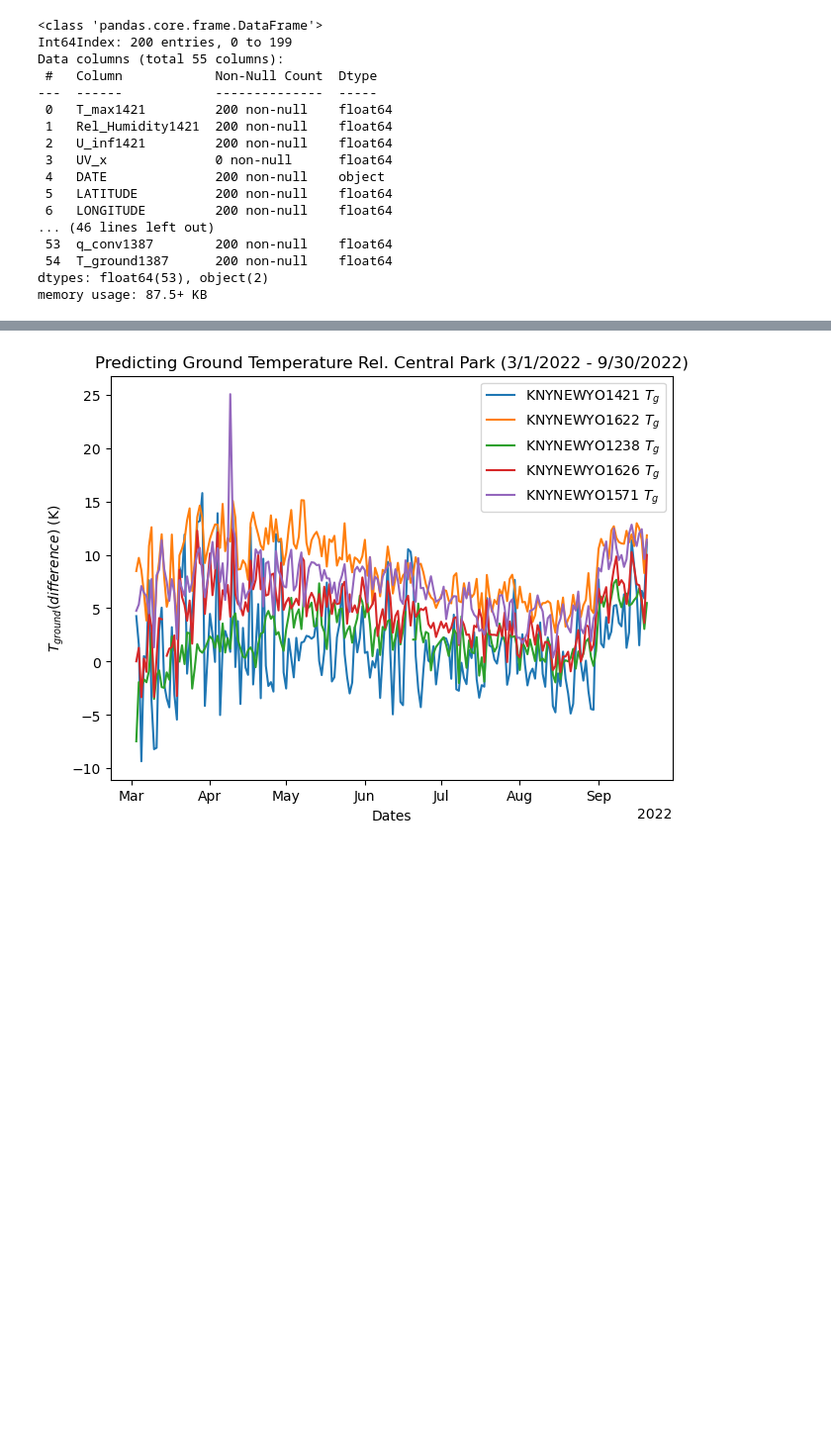
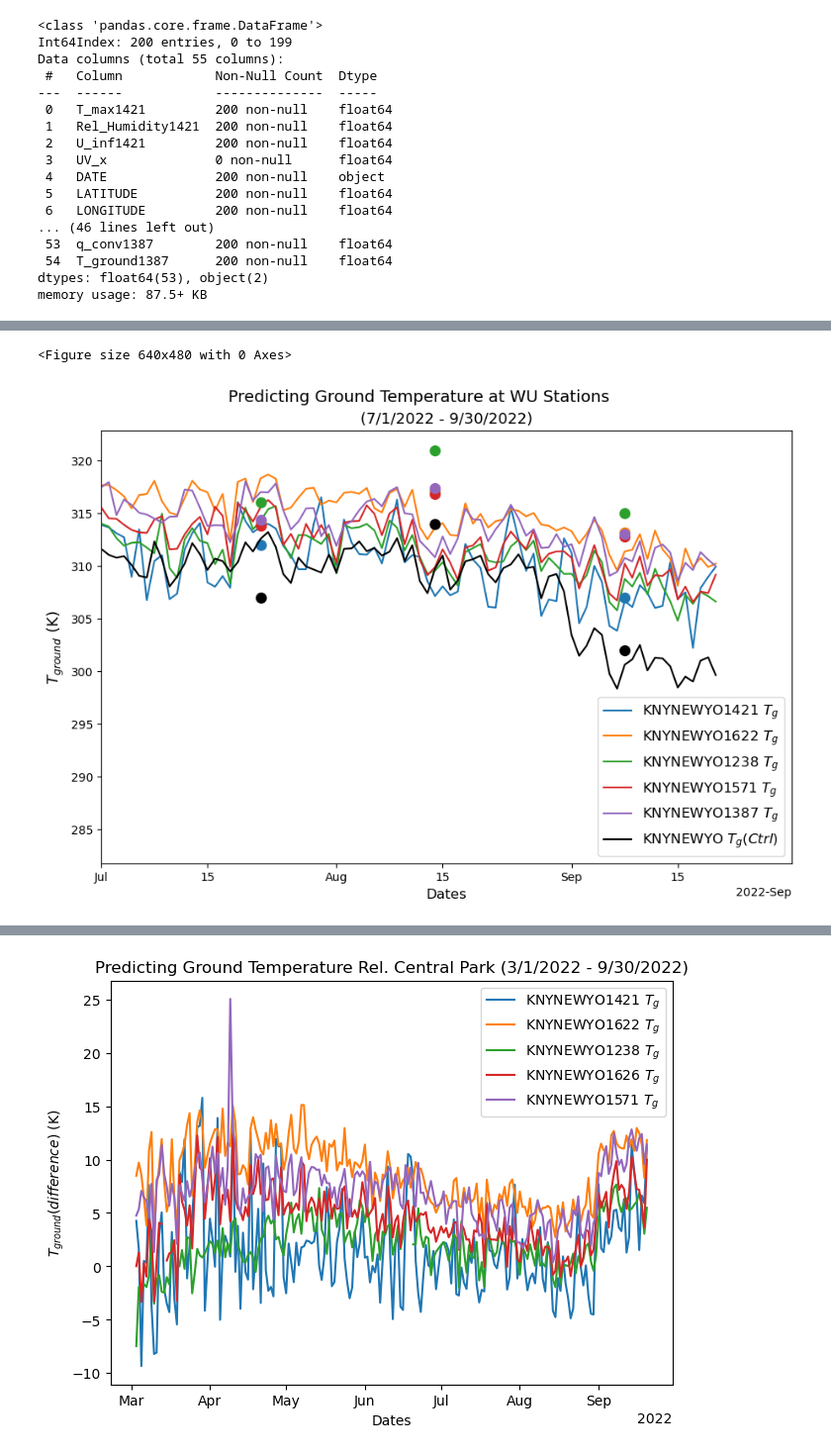
Before and after one commit to soph-loaf/aht_project, a Jupyter notebook: Temp_Results_SAL.ipynb, the cells around one changed output, grey strips where cells are left out. Shown at 99% size. Drawn from its saved outputs; the diff is of its cells as text; code cells hidden in the pictures; blank space fills up the shorter version.

```diff
--- a/Temp_Results_SAL.ipynb
+++ b/Temp_Results_SAL.ipynb
@@ -377,0 +416,53 @@ plt.show()
+# %%
+#plotting central park weather data
+fig = plt.figure(constrained_layout=True)
+fig = plt.figure(constrained_layout=True, figsize=(9,6.2))
+
+ax = plt.gca()
+locator = mdates.AutoDateLocator()
+formatter = mdates.ConciseDateFormatter(locator)
+ax.xaxis.set_major_locator(locator)
+ax.xaxis.set_major_formatter(formatter)
+ax.plot(df_combo['DATE'], df_combo['T_ground_var'+wu_list[0]], markersize=2.5, label=r'KNYNEWYO'+wu_list[0]+' $T_g$')  ##close to Central Park (uptown - Harlem))
+ax.plot(df_combo['DATE'], df_combo['T_ground_var'+wu_list[1]], markersize=2.5, label=r'KNYNEWYO'+wu_list[1]+' $T_g$')  ##close to Central Park (uptown - Harlem))
+ax.plot(df_combo['DATE'], df_combo['T_ground_var'+wu_list[2]], markersize=2.5, label=r'KNYNEWYO'+wu_list[2]+' $T_g$')  ##close to Central Park (uptown - Harlem))
+ax.plot(df_combo['DATE'], df_combo['T_ground_var'+wu_list[4]], markersize=2.5, label=r'KNYNEWYO'+wu_list[4]+' $T_g$')  ##close to Central Park (uptown - Harlem))
+ax.plot(df_combo['DATE'], df_combo['T_ground_var'+wu_list[5]], markersize=2.5, label=r'KNYNEWYO'+wu_list[5]+' $T_g$')  # close to Central Park (uptown - Harlem))
+# ax.plot(date_July, 312.0, 'o', color='tab:blue', markersize=8.5, label=r'KNYNEWYO'+wu_list_n[0]+' $T_g$ (meas. 2002)')  # close to Central Park (uptown - Harlem))
+# ax.plot(date_July, 314.0, 'o', color='tab:orange', markersize=8.5, label=r'KNYNEWYO'+wu_list_n[1]+' $T_g$ (meas. 2002)')  # close to Central Park (uptown - Harlem))
+# ax.plot(date_July, 316.0, 'o', color='tab:green', markersize=8.5, label=r'KNYNEWYO'+wu_list_n[2]+' $T_g$ (meas. 2002)')  # close to Central Park (uptown - Harlem))
+# ax.plot(date_July, 314.0, 'o', color='tab:red', markersize=8.5, label=r'KNYNEWYO'+wu_list_n[3]+' $T_g$ (meas. 2002)')  # close to Central Park (uptown - Harlem))
+# ax.plot(date_July, 314.0, 'o', color='tab:purple', markersize=8.5, label=r'KNYNEWYO'+wu_list_n[4]+' $T_g$ (meas. 2002)')  # close to Central Park (uptown - Harlem))
+# close to Central Park (uptown - Harlem))
+ax.plot(date_July, 312.0, 'o', color='tab:blue', markersize=8.5)  # close to Central Park (uptown - Harlem))
+ax.plot(date_July, 314.2, 'o', color='tab:orange', markersize=8.5)
+ax.plot(date_July, 316.0, 'o', color='tab:green', markersize=8.5) # close to Central Park (uptown - Harlem))
+ax.plot(date_July, 313.8, 'o', color='tab:red', markersize=8.5)
+ax.plot(date_July, 314.4, 'o', color='tab:purple', markersize=8.5)
+ax.plot(date_July, 307.0, 'ok', markersize=8.5)
+# close to Central Park (uptown - Harlem))
+ax.plot(date_August, 317.2, 'o', color='tab:blue', markersize=8.5)
+ax.plot(date_August, 317.0, 'o', color='tab:orange', markersize=8.5)
+# close to Central Park (uptown - Harlem))
+ax.plot(date_August, 321.0, 'o', color='tab:green', markersize=8.5)
+ax.plot(date_August, 316.8, 'o', color='tab:red', markersize=8.5)
+ax.plot(date_August, 317.4, 'o', color='tab:purple', markersize=8.5)
+ax.plot(date_August, 314.0, 'ok', markersize=8.5)
+ax.plot(date_September, 307.0, 'o', color='tab:blue', markersize=8.5)  # close to Central Park (uptown - Harlem))
+ax.plot(date_September, 313.2, 'o', color='tab:orange', markersize=8.5)
+ax.plot(date_September, 315.0, 'o', color='tab:green', markersize=8.5) # close to Central Park (uptown - Harlem))
+ax.plot(date_September, 312.8, 'o', color='tab:red', markersize=8.5)
+ax.plot(date_September, 313.0, 'o', color='tab:purple', markersize=8.5)
+ax.plot(date_September, 302.0, 'ok', markersize=8.5)
+ax.plot(df_combo['DATE'], df_combo['T_ground_ctrl_var'], '-k', markersize=2.5, label=r'KNYNEWYO $T_g (Ctrl)$')  # close to Central Park (uptown - Harlem))
+
+ax.set_xlabel("Dates", fontsize=12)
+ax.set_ylabel(r"$T_{ground}$ (K)", fontsize=13)
+plt.suptitle('Predicting Ground Temperature at WU Stations', fontsize=14)
+ax.set_title('(7/1/2022 - 9/30/2022)', fontsize=13)
+ax.set_xlim(July_1, Sept_30)
+plt.legend(loc='lower right', fontsize=12)
+plt.show()
+# %% [output]
+<Figure size 640x480 with 0 Axes>
+[figure, added]
```
Also changed, not shown: parts of 7 cells of this notebook.
